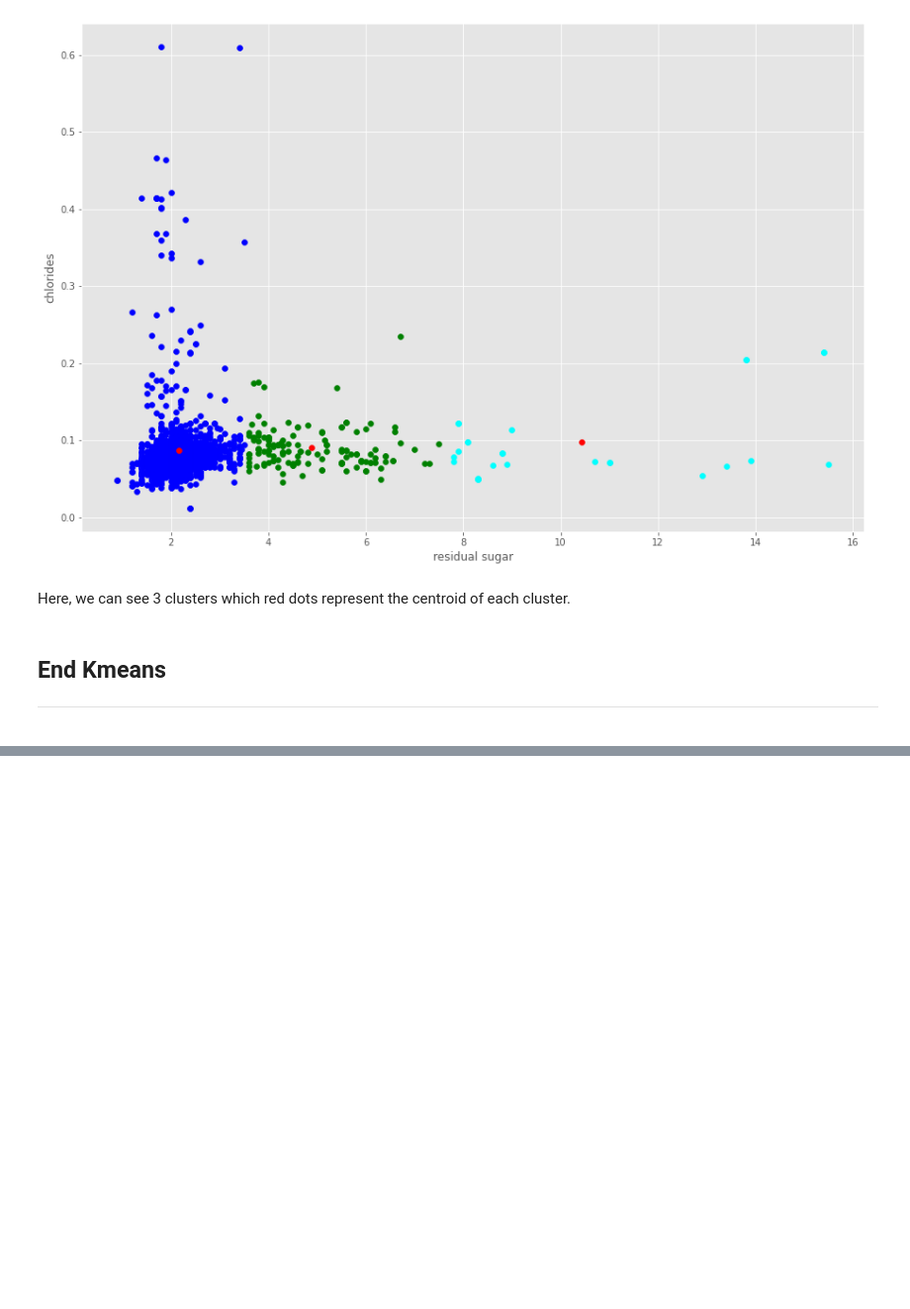
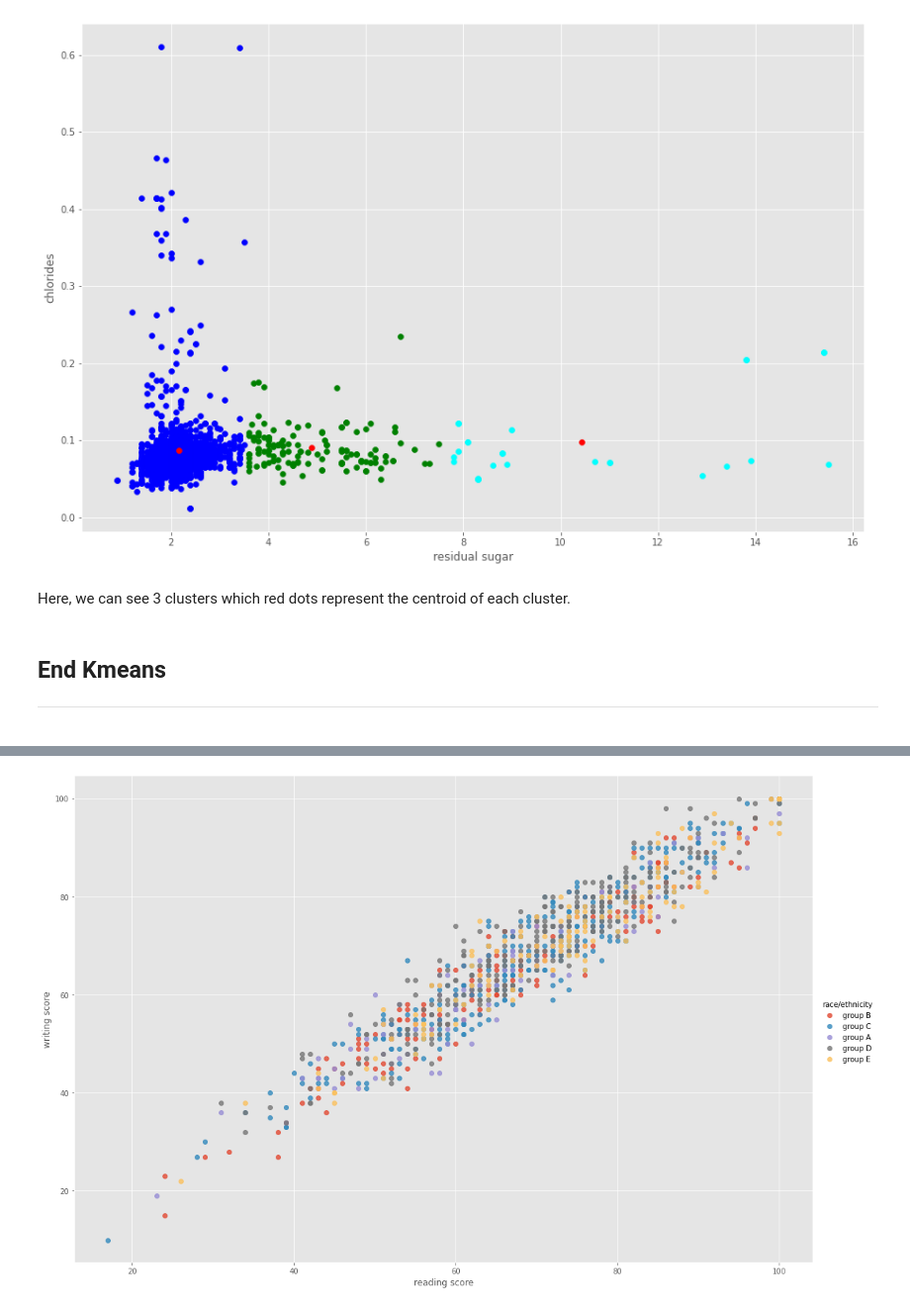
Before and after one commit to PantareeBew/EmergingTechAssessment, a Jupyter notebook: Scikit-Learn.ipynb, the cells around one changed output, grey strips where cells are left out. Shown at 99% size. Saved outputs shown, nothing was run; the diff lists cells and outputs as text; code cells hidden in the pictures; blank space fills up the shorter version.

```diff
--- a/Scikit-Learn.ipynb
+++ b/Scikit-Learn.ipynb
@@ -593,0 +661,3 @@ Here, we can see 3 clusters which red dots represent the centroid of each cluste
+# %%
+# Load the iris data set from a URL.
+df = pd.read_csv("https://raw.githubusercontent.com/PantareeBew/EmergingTechAssessment/main/StudentsPerformance.csv?token=ALQVXCJCYOJD2RPNEYR5HZDBZ6VWY")
@@ -593,0 +707,5 @@ Here, we can see 3 clusters which red dots represent the centroid of each cluste
+# %%
+# Seaborn is great for creating complex plots with one command.
+sns.lmplot(x="reading score", y="writing score", hue='race/ethnicity', data=df, fit_reg=False, height=10, aspect=1.5);
+# %% [output]
+[figure, added]
```
Also changed, not shown: parts of 30 cells of this notebook.
